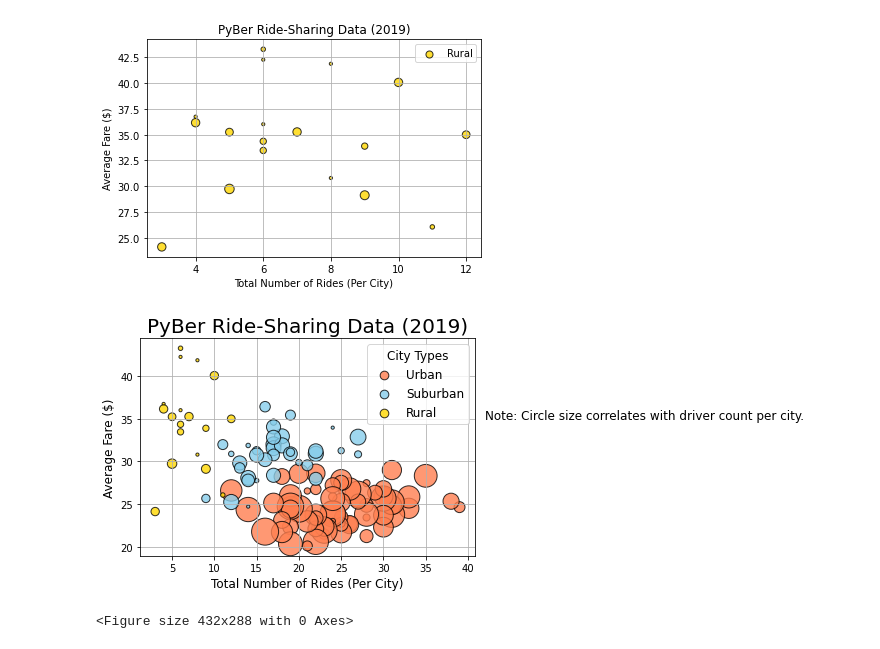
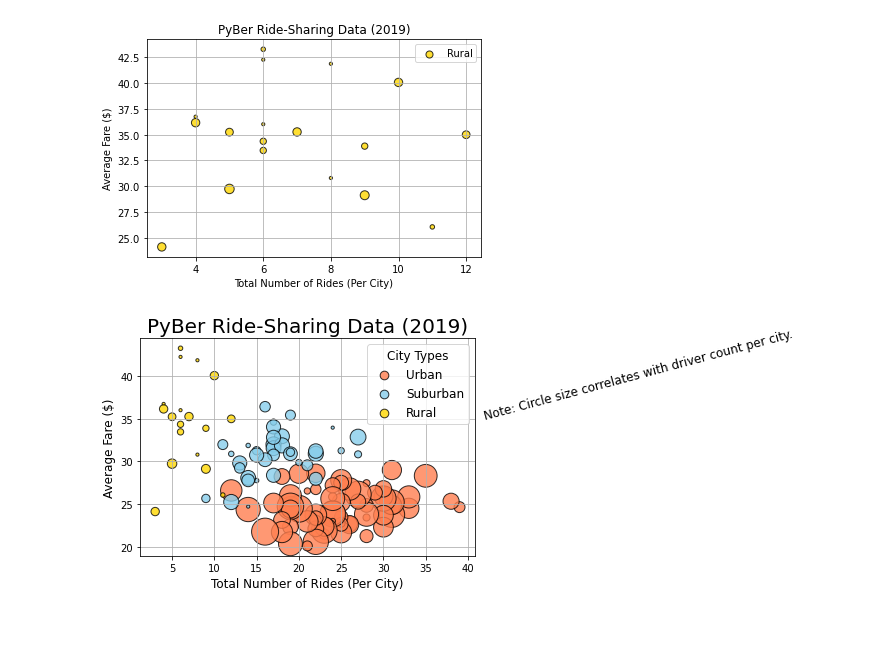
Before and after one commit to jipearson/PyBer_Analysis, a Jupyter notebook: PyBer.ipynb, the cells around one changed output. Cells and saved outputs as stored; diff of their text form; code cells hidden in the pictures.

Commit message:
adding modified image

```diff
--- a/PyBer.ipynb
+++ b/PyBer.ipynb
@@ -182,37 +182,36 @@ plt.scatter(suburban_ride_count,
 # Rurual
 plt.scatter(rural_ride_count,
       rural_avg_fare,
       s=10*rural_driver_count,
       c="gold",
       edgecolor="black",
       linewidths=1,
       alpha=0.8,
       label="Rural")
 
 plt.title("PyBer Ride-Sharing Data (2019)", fontsize=20)
 plt.ylabel("Average Fare ($)", fontsize=12)
 plt.xlabel("Total Number of Rides (Per City)", fontsize=12)
 plt.grid(True)
 
 # Create a legend
 lgnd = plt.legend(fontsize="12", mode="Expanded",
          scatterpoints=1, loc="best", title="City Types")
 lgnd.legendHandles[0]._sizes = [75]
 lgnd.legendHandles[1]._sizes = [75]
 lgnd.legendHandles[2]._sizes = [75]
 lgnd.get_title().set_fontsize(12)
 
 # Incorporate a text label about circle size.
-plt.text(42, 35, "Note: Circle size correlates with driver count per city.", fontsize="12")
-
+#plt.text(42, 35, "Note: Circle size correlates with driver count per city.", fontsize="12", wrap=True)
+plt.text(42, 35, "Note: Circle size correlates with driver count per city.", ha="left", wrap=True, fontsize="12", rotation=15)
 # Add the legend.
 #plt.legend()
 
+#Save the figure
+plt.savefig("analysis/Fig1.png", dpi=200, bbox_inches="tight")
+
 # Show the plot
 plt.show()
-
-#Save the figure
-plt.savefig("analysis/Fig1.png")
 # %% [output]
-[figure, old version]
+[figure, new version]
-<Figure size 432x288 with 0 Axes>
```
Also changed, not shown: 1 other file.
